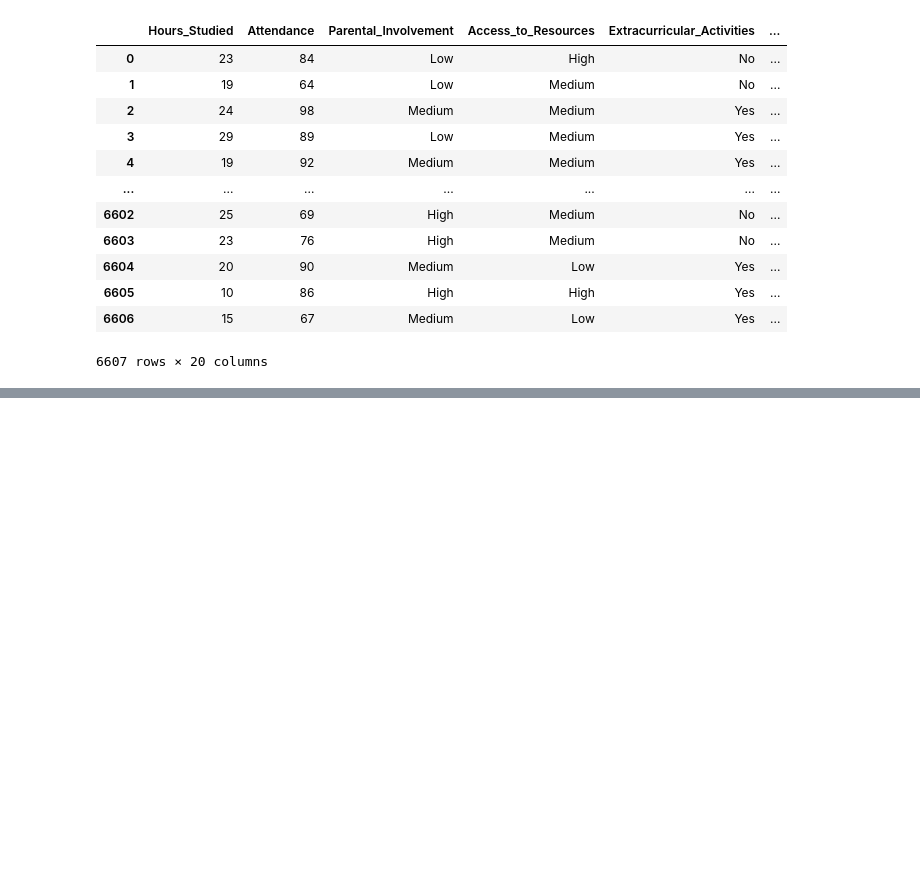
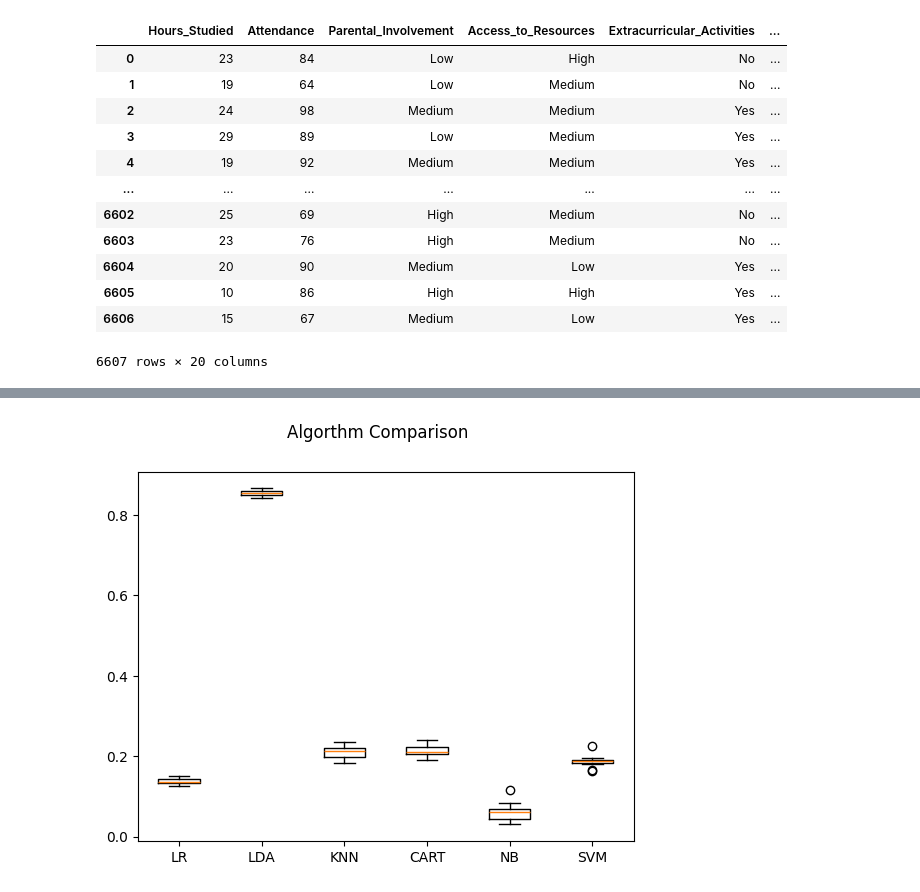
Before and after one commit to ThomasShikalepo/Data-Analysis, a Jupyter notebook: ML/DTA.ipynb, the cells around one changed output, grey strips where cells are left out. Cells and saved outputs as stored; diff of their text form; code cells hidden in the pictures; blank space fills up the shorter version.

```diff
--- a/ML/DTA.ipynb
+++ b/ML/DTA.ipynb
@@ -65,0 +69,2 @@ od
+# %%
+data["Parental_Involvement"]=data["Parental_Involvement"].str.strip("/123...")
@@ -65,0 +92,10 @@ od
+# %%
+#separating integer columns from string columns
+numeric_cols = data.select_dtypes(include=['float64', 'int64']).columns
+strings_cols = data.select_dtypes(include=['object']).columns
+# %%
+#filling the null values
+for col in numeric_cols:
+    data[col] = data[col].fillna(data[col].mean())
+for col in strings_cols:
+    data[col] = data[col].fillna(data[col].mode()[0])
@@ -121,0 +288,9 @@ You can try to debug the error by setting error_score='raise'.
+# %%
+fig = plt.figure()
+fig.suptitle('Algorthm Comparison')
+ax = fig.add_subplot(111)
+plt.boxplot(results)
+ax.set_xticklabels(names)
+plt.show()
+# %% [output]
+[figure, added]
```
Also changed, not shown: parts of 13 cells of this notebook.
